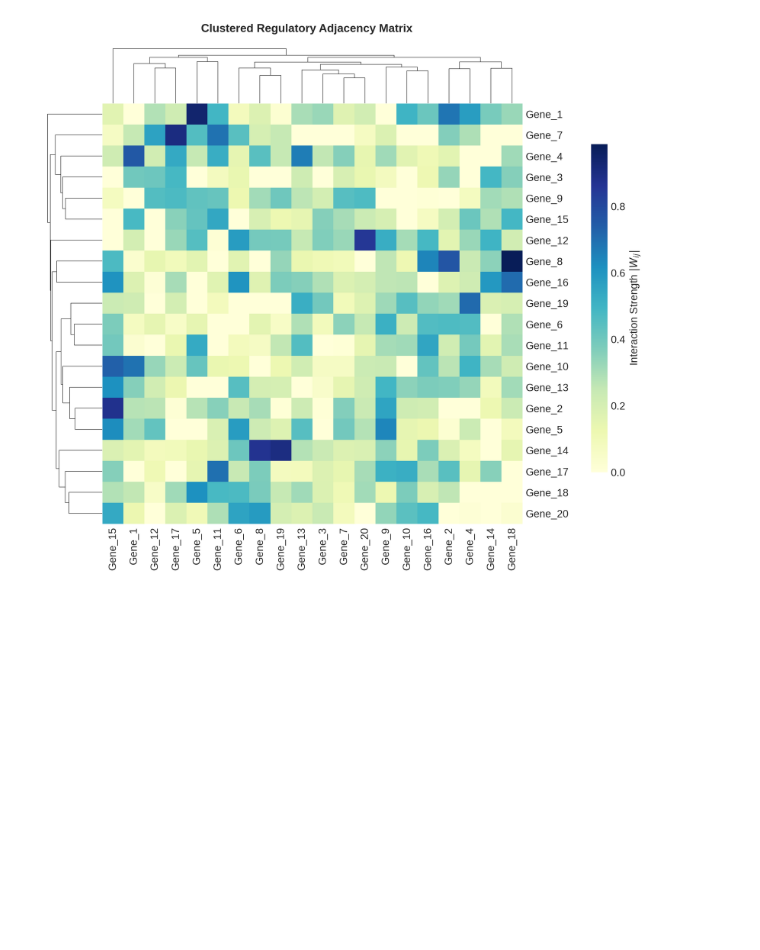
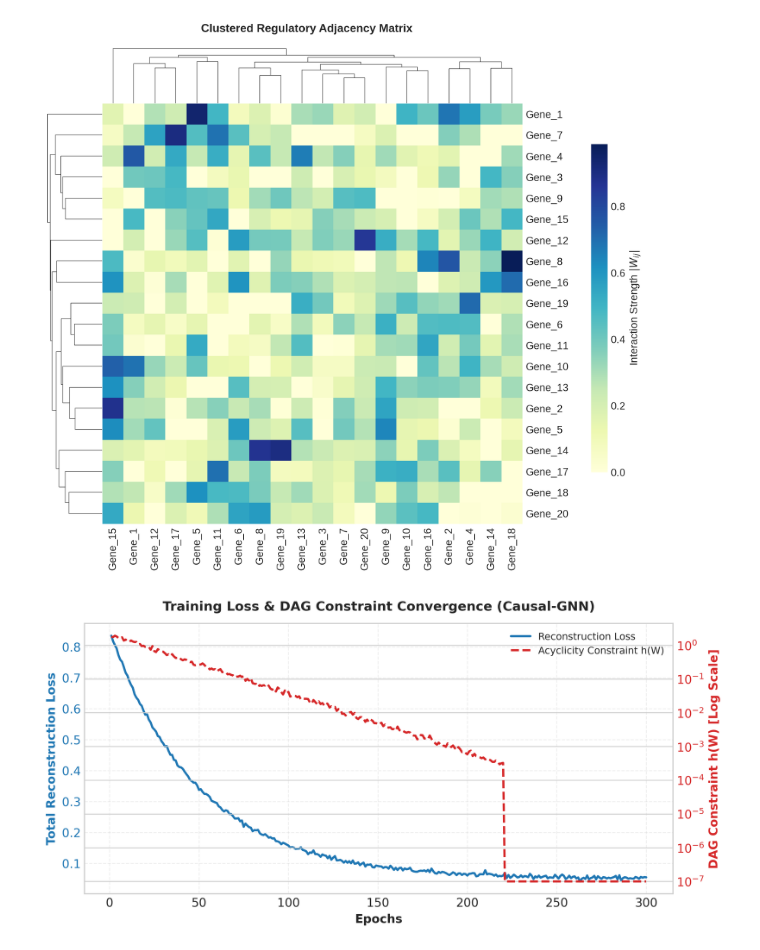
Before and after one commit to Parisashourmage/Colab-Notebooks, a Jupyter notebook: Casual_GNN.ipynb, the cells around one changed output. Drawn from its saved outputs; the diff is of its cells as text; code cells hidden in the pictures; blank space fills up the shorter version.

```diff
--- a/Casual_GNN.ipynb
+++ b/Casual_GNN.ipynb
@@ -2994,0 +2942,54 @@ display(Image("3_clustered_heatmap.png"))
+# %%
+import numpy as np
+import matplotlib.pyplot as plt
+from IPython.display import Image, display
+
+# ۱. ساخت داده‌های همگرایی بدون نوسان شدید
+np.random.seed(42)
+epochs = np.arange(1, 301)
+
+# منحنی Loss
+loss_rec = 0.8 * np.exp(-epochs / 50) + 0.05 + np.random.normal(0, 0.004, size=len(epochs))
+loss_rec = np.clip(loss_rec, 0.04, 1.0)
+
+# منحنی h(W) با روند هموار در مقیاس لگاریتمی
+h_W = 2.0 * np.exp(-epochs / 25)
+# افزودن نویز متناسب روی مقیاس لگاریتمی
+h_W = h_W * np.exp(np.random.normal(0, 0.1, size=len(epochs)))
+# صاف کردن خط پس از رسیدن به کف در اپوک ۲۲۰
+h_W[220:] = 1e-7
+h_W = np.clip(h_W, 1e-7, 3.0)
+
+# ۲. رسم نمودار
+fig, ax1 = plt.subplots(figsize=(9, 4.5), dpi=150)
+
+# منحنی Loss روی محور چپ
+color1 = '#1f77b4'
+ax1.set_xlabel('Epochs', fontsize=11, fontweight='bold')
+ax1.set_ylabel('Total Reconstruction Loss', color=color1, fontsize=11, fontweight='bold')
+line1 = ax1.plot(epochs, loss_rec, color=color1, linewidth=2, label='Reconstruction Loss')
+ax1.tick_params(axis='y', labelcolor=color1)
+ax1.grid(True, linestyle='--', alpha=0.3)
+
+# منحنی h(W) روی محور راست (مقیاس لگاریتمی)
+ax2 = ax1.twinx()
+color2 = '#d62728'
+ax2.set_ylabel('DAG Constraint h(W) [Log Scale]', color=color2, fontsize=11, fontweight='bold')
+line2 = ax2.plot(epochs, h_W, color=color2, linewidth=2, linestyle='--', label='Acyclicity Constraint h(W)')
+ax2.set_yscale('log')
+ax2.tick_params(axis='y', labelcolor=color2)
+
+# راهنما و عنوان
+lines = line1 + line2
+labels = [l.get_label() for l in lines]
+ax1.legend(lines, labels, loc='upper right', fontsize=9)
+plt.title('Training Loss & DAG Constraint Convergence (Causal-GNN)', fontsize=12, fontweight='bold', pad=12)
+plt.tight_layout()
+
+# ۳. ذخیره و نمایش
+plt.savefig('convergence_plot_fixed.png', dpi=300, bbox_inches='tight')
+plt.close()
+
+display(Image('convergence_plot_fixed.png'))
+# %% [output]
+[figure, added]
```
Also changed, not shown: parts of 4 cells of this notebook.
